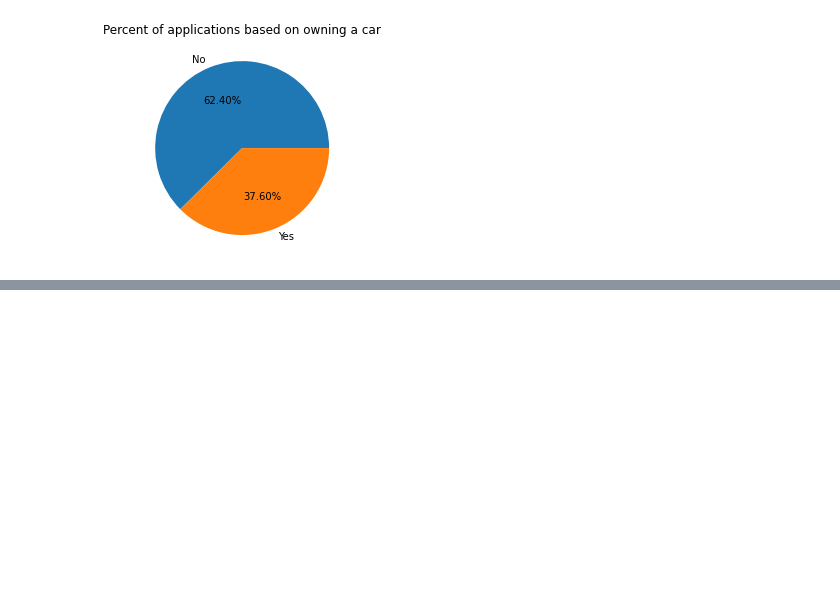
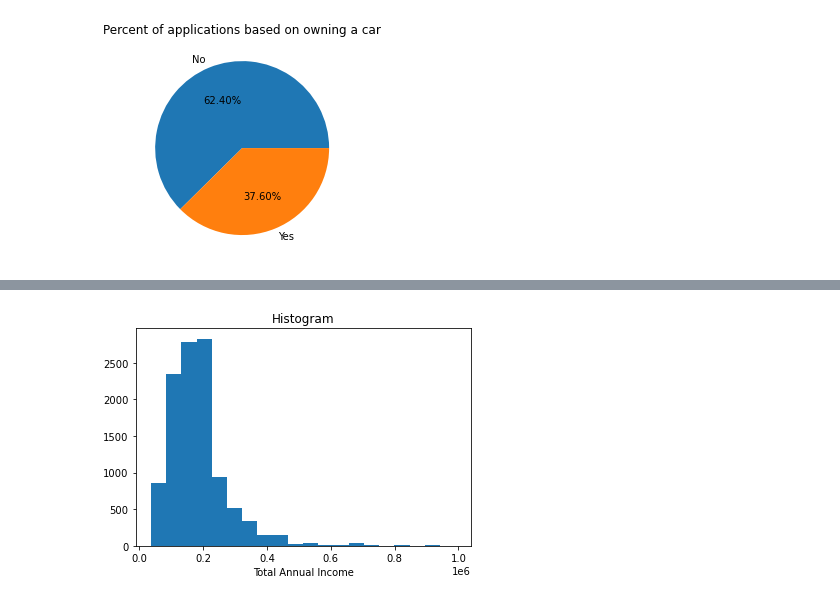
Before and after one commit to jeffreyhsu01/credit-approval-prediction, a Jupyter notebook: model.ipynb, the cells around one changed output, grey strips where cells are left out. Cells and saved outputs as stored; diff of their text form; code cells hidden in the pictures; blank space fills up the shorter version.

```diff
--- a/model.ipynb
+++ b/model.ipynb
@@ -685,0 +702,8 @@ plt.show()
+# %%
+#Graph to show the distribution of applicants incomes
+plt.hist(final_df['AMT_INCOME_TOTAL'], bins = 20)
+plt.xlabel("Total Annual Income")
+plt.title("Histogram")
+plt.show()
+# %% [output]
+[figure, added]
```
Also changed, not shown: parts of 22 cells of this notebook.
